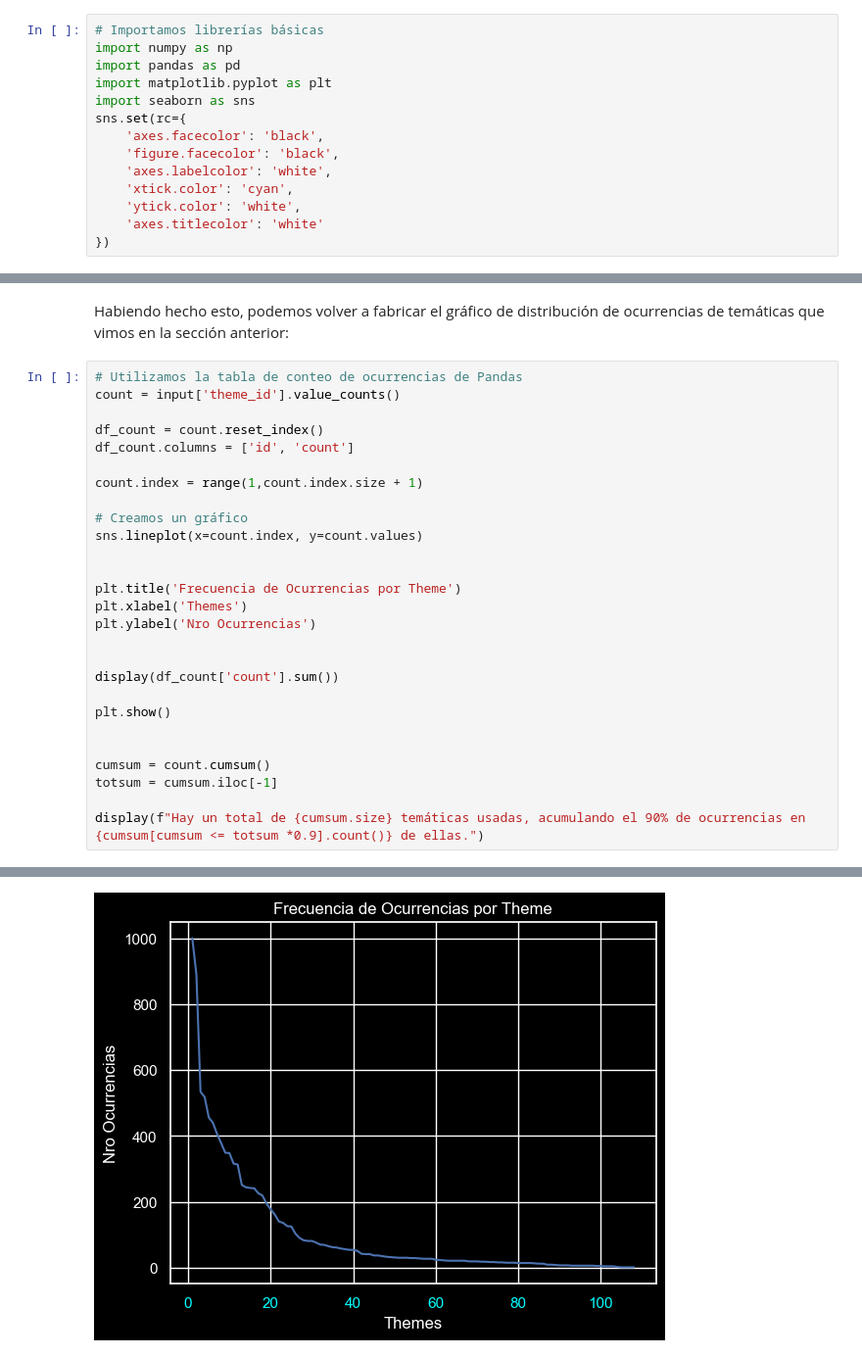
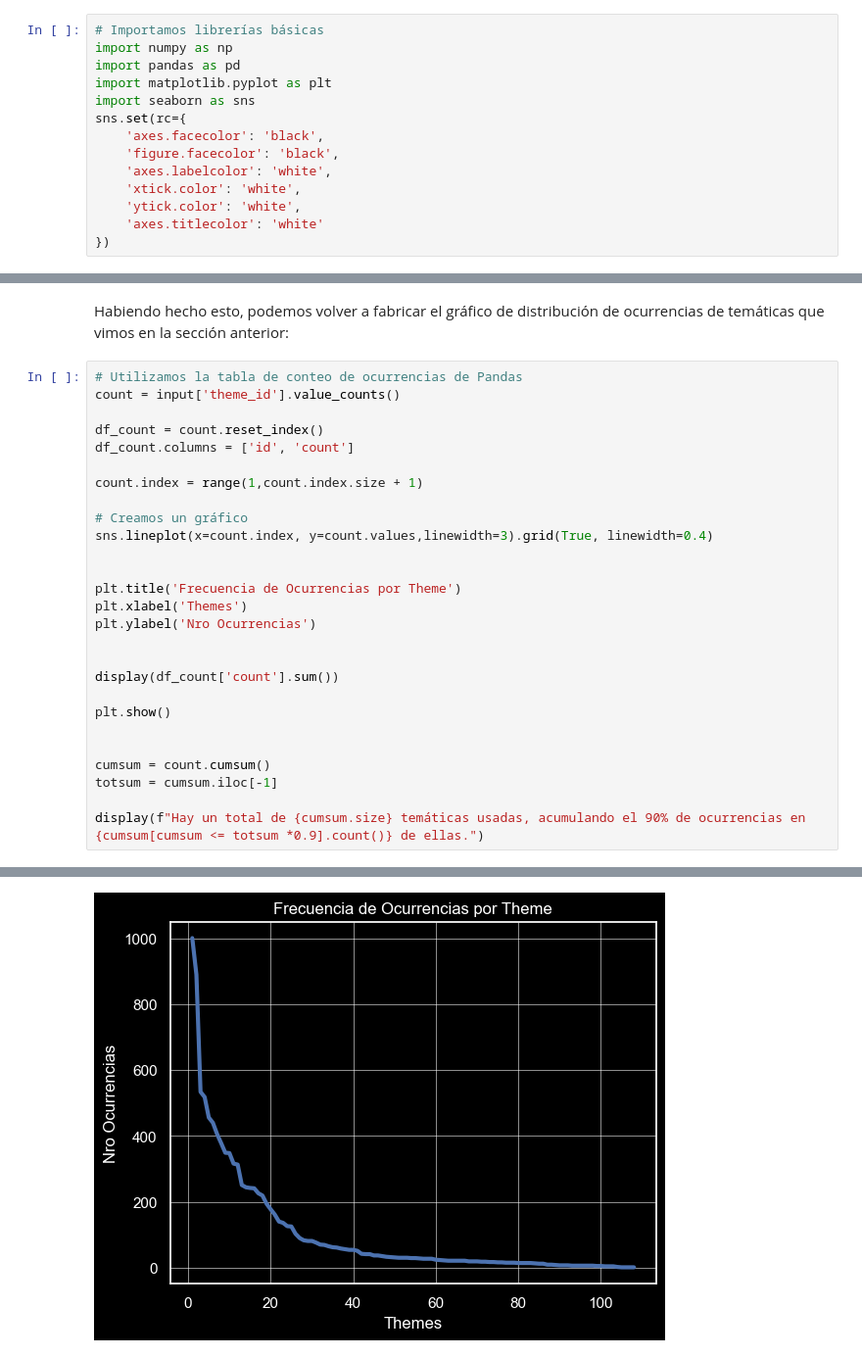
Before and after one commit to Muscian/AdD-grupo1, a Jupyter notebook: practica_final/Práctica Final.Ipynb, the cells around one changed output, grey strips where cells are left out. Shown at 98% size. Saved outputs shown, nothing was run; the diff lists cells and outputs as text.

```diff
--- a/practica_final/Práctica Final.Ipynb
+++ b/practica_final/Práctica Final.Ipynb
@@ -54,7 +54,7 @@ sns.set(rc={
     'axes.facecolor': 'black',
     'figure.facecolor': 'black',
     'axes.labelcolor': 'white',
-    'xtick.color': 'cyan',
+    'xtick.color': 'white',
     'ytick.color': 'white',
     'axes.titlecolor': 'white'
 })
@@ -548,33 +626,33 @@ Habiendo hecho esto, podemos volver a fabricar el gráfico de distribución de o
 # %%
 # Utilizamos la tabla de conteo de ocurrencias de Pandas
 count = input['theme_id'].value_counts()
 
 df_count = count.reset_index()
 df_count.columns = ['id', 'count']
 
 count.index = range(1,count.index.size + 1)
 
 # Creamos un gráfico
-sns.lineplot(x=count.index, y=count.values)
+sns.lineplot(x=count.index, y=count.values,linewidth=3).grid(True, linewidth=0.4)
 
 
 plt.title('Frecuencia de Ocurrencias por Theme')
 plt.xlabel('Themes')
 plt.ylabel('Nro Ocurrencias')
 
 
 display(df_count['count'].sum())
 
 plt.show()
 
 
 cumsum = count.cumsum()
 totsum = cumsum.iloc[-1]
 
 display(f"Hay un total de {cumsum.size} temáticas usadas, acumulando el 90% de ocurrencias en {cumsum[cumsum <= totsum *0.9].count()} de ellas.")
 # %% [output]
 10713
-[figure, old version]
+[figure, new version]
 'Hay un total de 108 temáticas usadas, acumulando el 90% de ocurrencias en 43 de ellas.'
 # %% [markdown]
 Observando el gran desbalance de clases que hay (muchas temáticas casi sin usar), en caso de querer crear un clasificador, estas clases sin muchas ocurrencias podrían resultar prácticamente en ruido.
```
Also changed, not shown: parts of 31 cells of this notebook.
